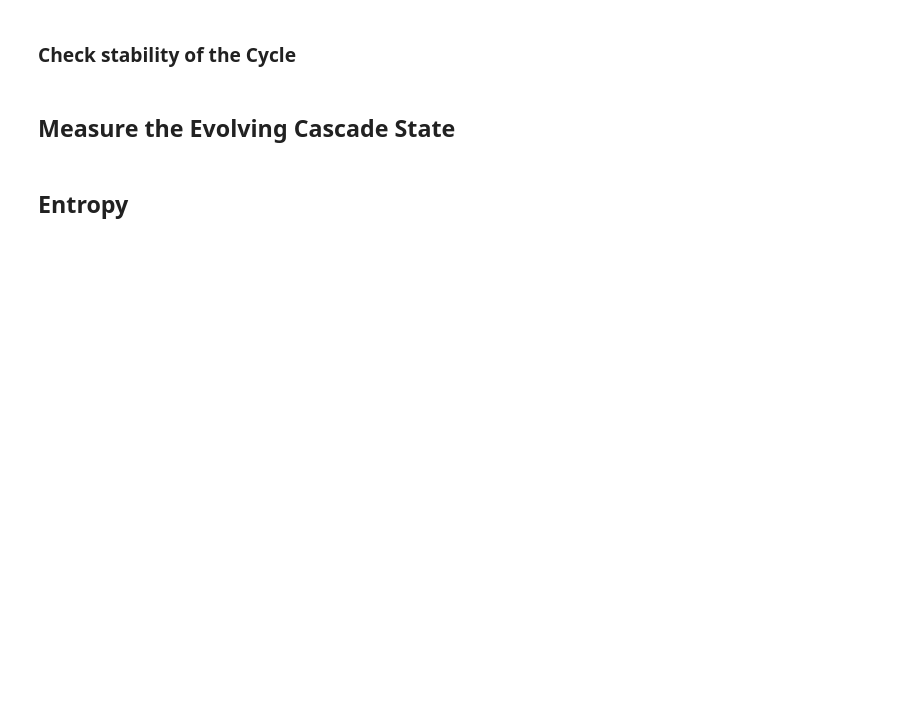
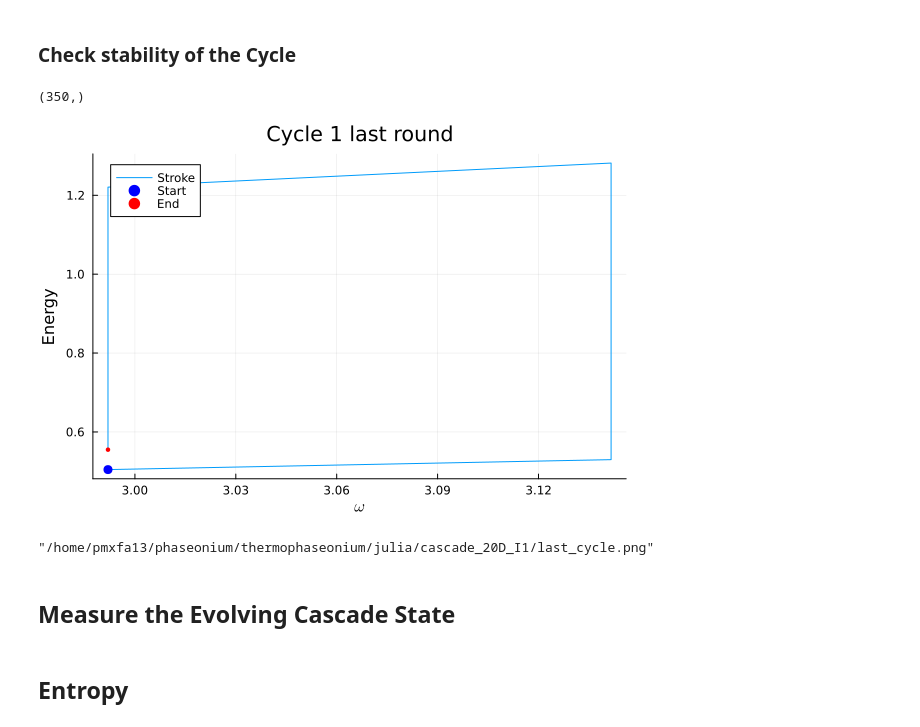
Before and after one commit to fedesss98/phaseonium-thermodynamics, a Jupyter notebook: julia/07-last-cycle.ipynb, the cells around one changed output. Saved outputs shown, nothing was run; the diff lists cells and outputs as text; code cells hidden in the pictures; blank space fills up the shorter version.

```diff
--- a/julia/07-last-cycle.ipynb
+++ b/julia/07-last-cycle.ipynb
@@ -181,8 +189,15 @@ Adiabatic Stroke
 # %%
 println(size(system_evolution))
 state_evolution = state.ρ₁_evolution[end-total_cycle_time+1:end] # last cycle
 cavity_evolution = state.c₁_evolution[end-total_cycle_time+1:end] # last cycle
-measure_and_plot("Frequency", "Energy", state_evolution, cavity_evolution, "Cycle 1 last round"; α=π)
+g = measure_and_plot("Frequency", "Energy", state_evolution, cavity_evolution, "Cycle 1 last round"; α=π)
+# %% [output]
+(350,)
+[figure, added]
+# %%
+savefig(g, dir * "/last_cycle.png")
+# %% [output]
+"/home/pmxfa13/phaseonium/thermophaseonium/julia/cascade_20D_I1/last_cycle.png"
 # %% [markdown]
 ## Measure the Evolving Cascade State
 # %% [markdown]
```
Also changed, not shown: parts of 11 cells of this notebook, 3 other files.
